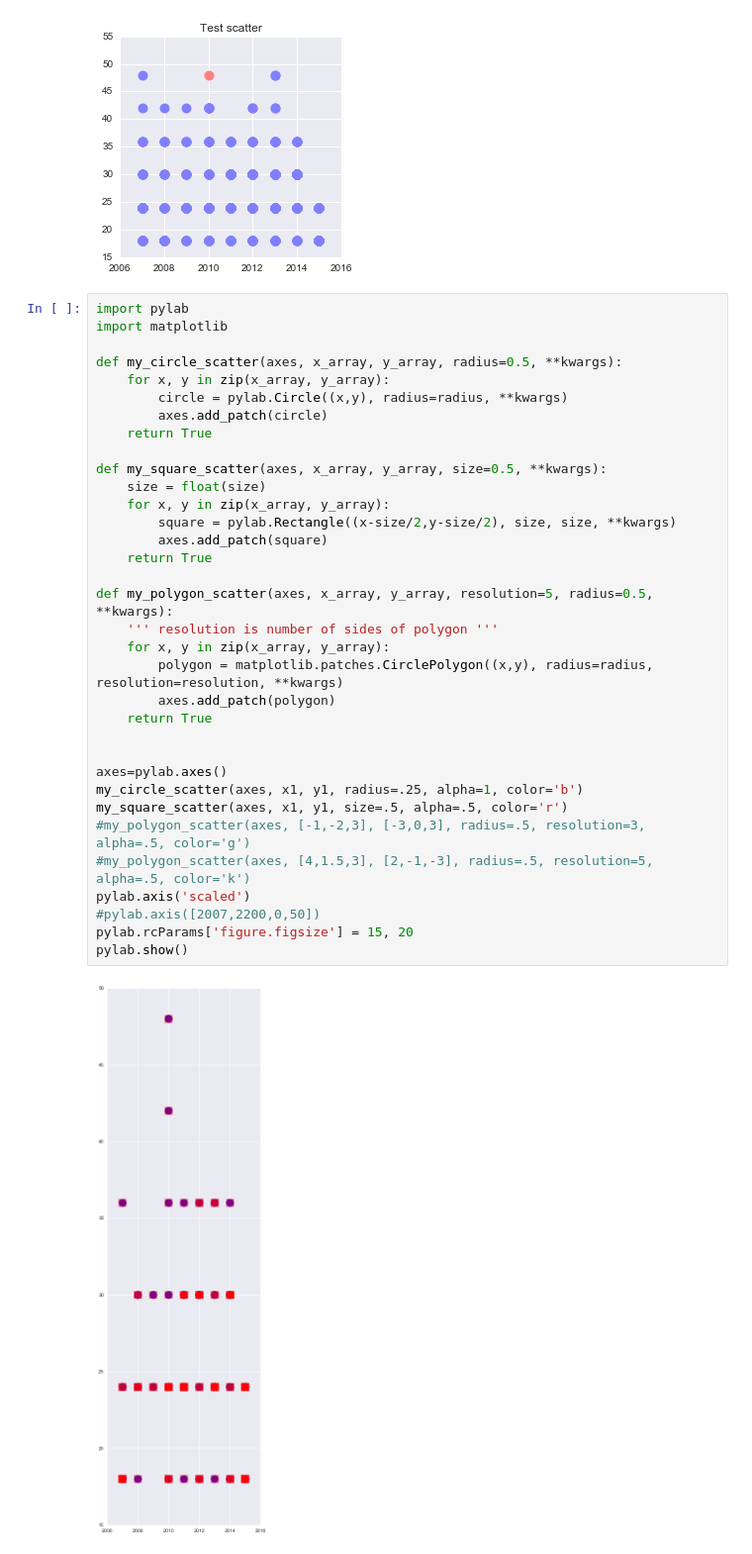
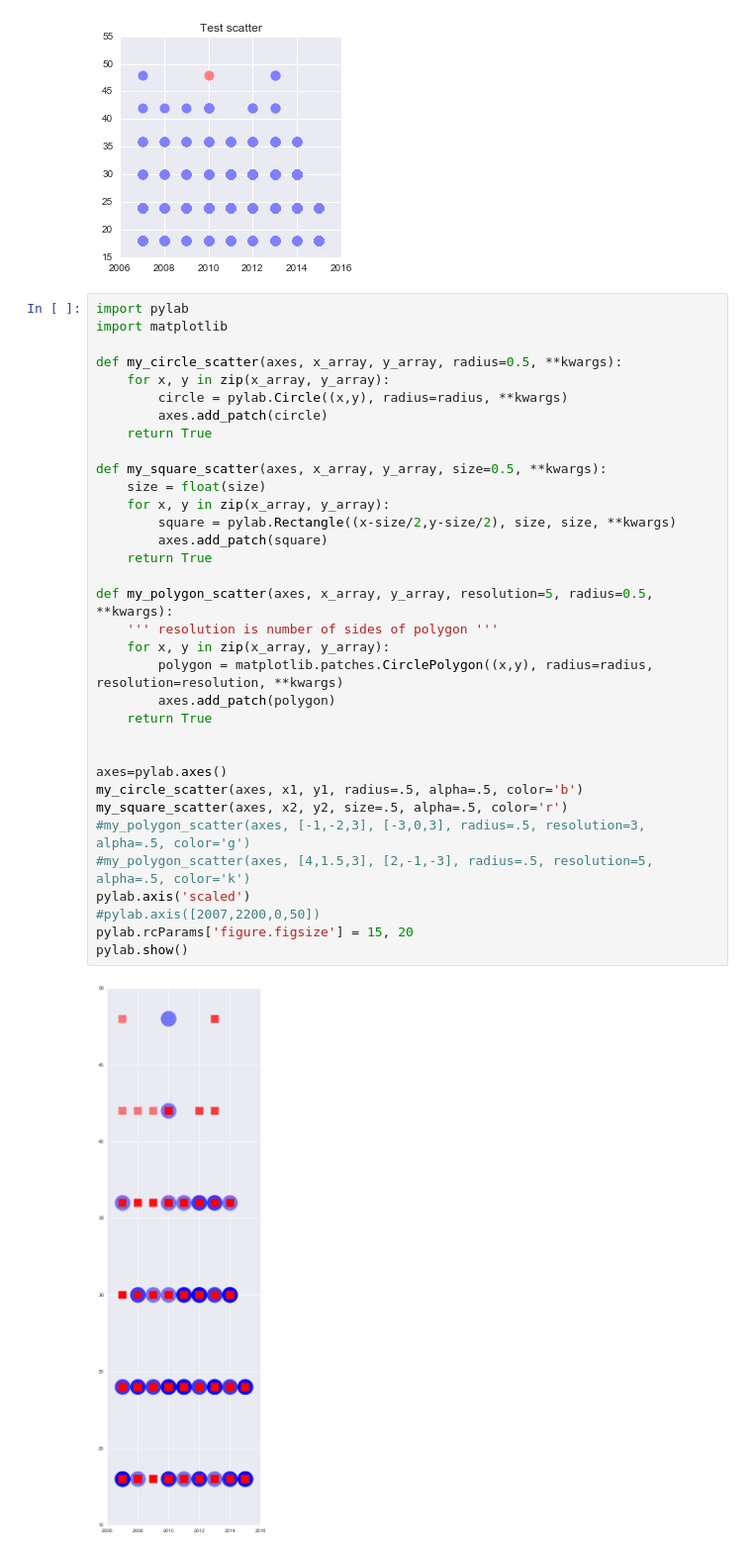
Before and after one commit to meryemmhamdi1/Gokcen_Meryem_Riyadh_ADA, a Jupyter notebook: HW2.ipynb, the cells around one changed output. Shown at 99% size. Drawn from its saved outputs; the diff is of its cells as text.

```diff
--- a/HW2.ipynb
+++ b/HW2.ipynb
@@ -550,33 +552,33 @@ import matplotlib
 
 def my_circle_scatter(axes, x_array, y_array, radius=0.5, **kwargs):
     for x, y in zip(x_array, y_array):
         circle = pylab.Circle((x,y), radius=radius, **kwargs)
         axes.add_patch(circle)
     return True
 
 def my_square_scatter(axes, x_array, y_array, size=0.5, **kwargs):
     size = float(size)
     for x, y in zip(x_array, y_array):
         square = pylab.Rectangle((x-size/2,y-size/2), size, size, **kwargs)
         axes.add_patch(square)
     return True
 
 def my_polygon_scatter(axes, x_array, y_array, resolution=5, radius=0.5, **kwargs):
     ''' resolution is number of sides of polygon '''
     for x, y in zip(x_array, y_array):
         polygon = matplotlib.patches.CirclePolygon((x,y), radius=radius, resolution=resolution, **kwargs)
         axes.add_patch(polygon)
     return True
 
 
 axes=pylab.axes()
-my_circle_scatter(axes, x1, y1, radius=.25, alpha=1, color='b')
-my_square_scatter(axes, x1, y1, size=.5, alpha=.5, color='r')
+my_circle_scatter(axes, x1, y1, radius=.5, alpha=.5, color='b')
+my_square_scatter(axes, x2, y2, size=.5, alpha=.5, color='r')
 #my_polygon_scatter(axes, [-1,-2,3], [-3,0,3], radius=.5, resolution=3, alpha=.5, color='g')
 #my_polygon_scatter(axes, [4,1.5,3], [2,-1,-3], radius=.5, resolution=5, alpha=.5, color='k')
 pylab.axis('scaled')
 #pylab.axis([2007,2200,0,50])
 pylab.rcParams['figure.figsize'] = 15, 20
 pylab.show()
 # %% [output]
-[figure, old version]
+[figure, new version]
```
Also changed, not shown: parts of 2 cells of this notebook.
